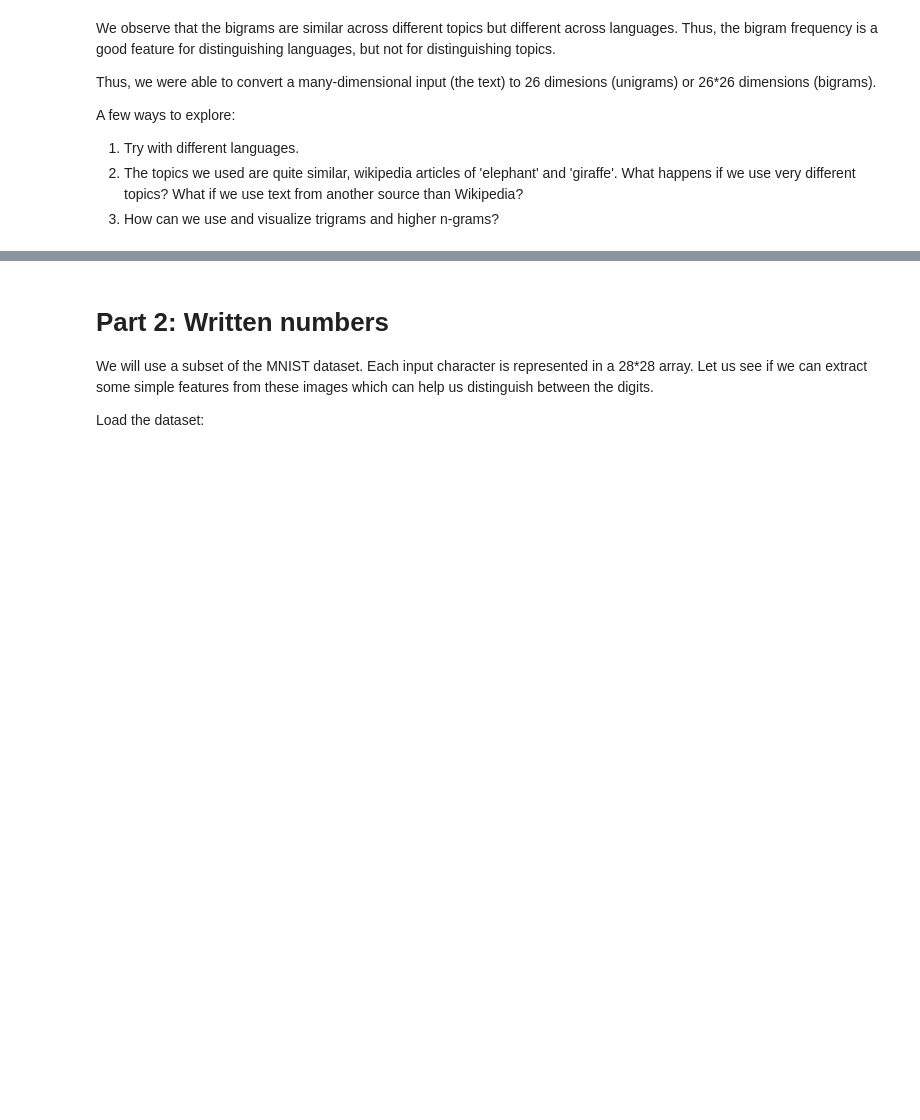
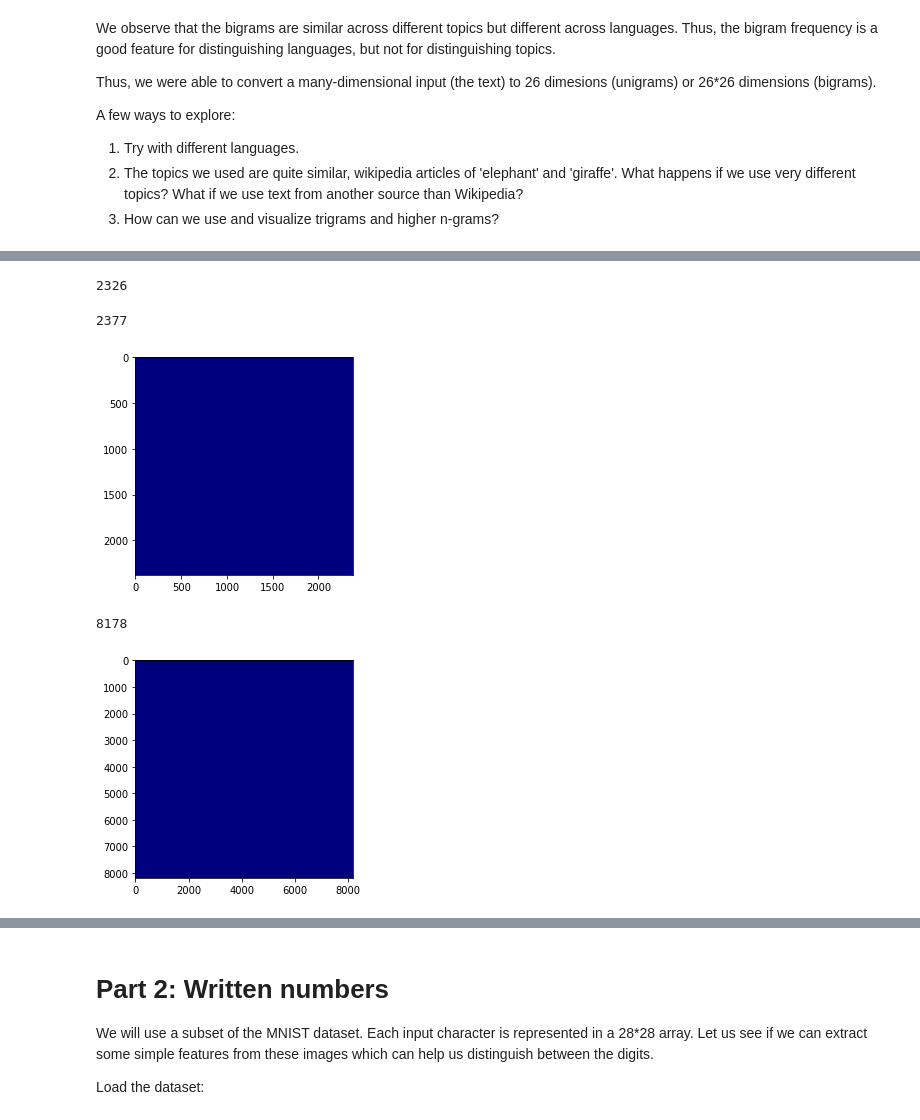
Before and after one commit to Mahendra275/fmml2021, a Jupyter notebook: Lab1_Features.ipynb, the cells around one changed output, grey strips where cells are left out. Saved outputs shown, nothing was run; the diff lists cells and outputs as text; code cells hidden in the pictures; blank space fills up the shorter version.

```diff
--- a/Lab1_Features.ipynb
+++ b/Lab1_Features.ipynb
@@ -299,0 +395,26 @@ trifr2 = plottrihistogram(trigram_fr2)
+# %%
+def plotbihistogram2(ngram):
+  mn, mx = float('inf'), float('-inf')
+  for i in ngram:
+    mn = min(mn, ord(i[0]), ord(i[1]))
+    mx = max(mx, ord(i[0]), ord(i[1]))
+  sz = mx - mn + 1
+  print(sz)
+  freq = np.zeros((sz,sz))
+  for ii in range(sz):
+    for jj in range(sz):
+      freq[ii,jj] = ngram[(chr(ii), chr(jj))]
+  plt.imshow(freq, cmap = 'jet')
+  return freq
+ord(hin1[0])
+# %% [output]
+2326
+# %%
+bihin1 = plotbihistogram2(bigram_hin1)
+plt.show()
+bihin2 = plotbihistogram2(bigram_hin2)
+# %% [output]
+2377
+[figure, added]
+8178
+[figure, added]
```
Also changed, not shown: parts of 14 cells of this notebook.
